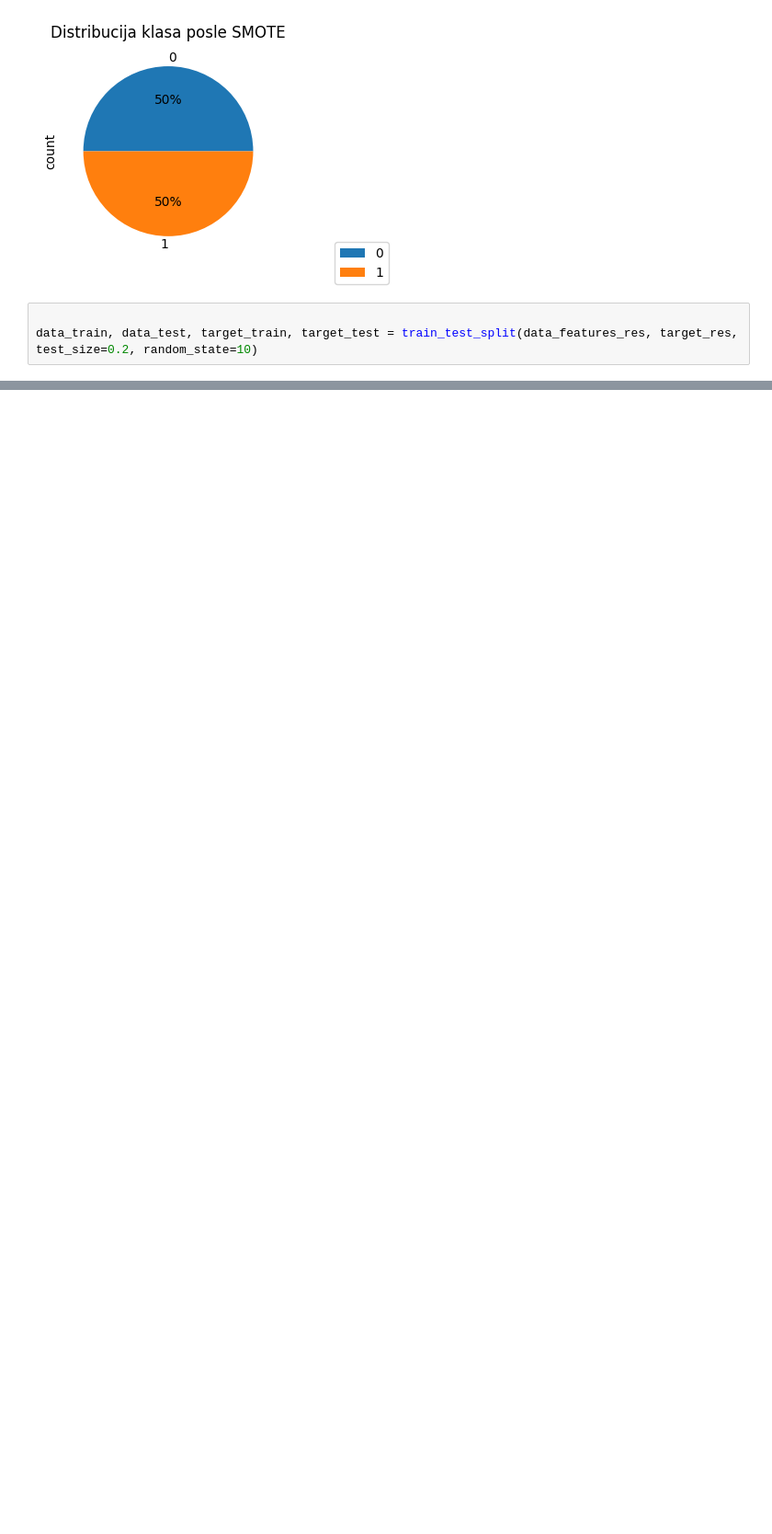
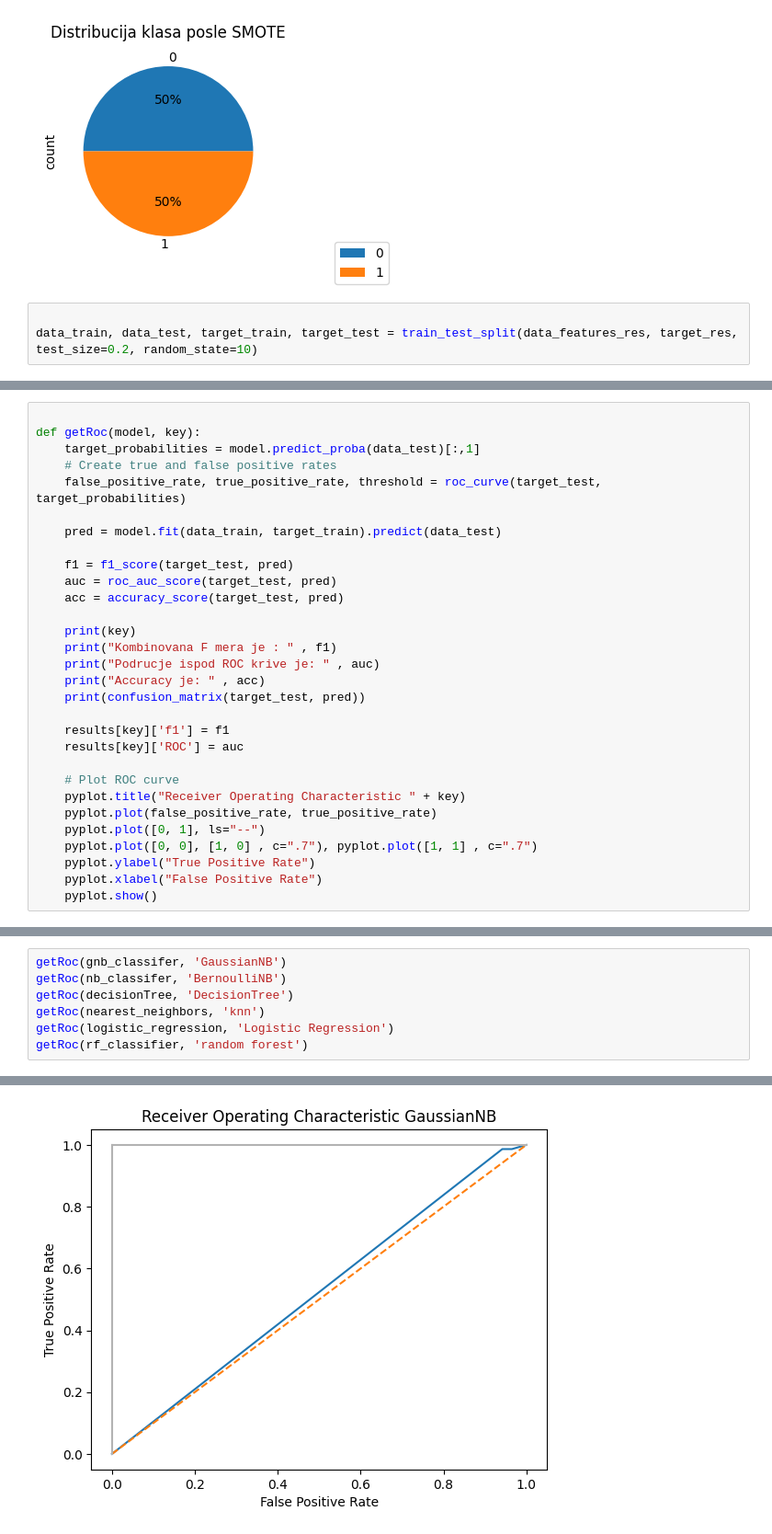
Before and after one commit to milicaj00/ML-P1-Classification, a Jupyter notebook: proba.ipynb, the cells around one changed output, grey strips where cells are left out. Shown at 92% size. Saved outputs shown, nothing was run; the diff lists cells and outputs as text; blank space fills up the shorter version.

```diff
--- a/proba.ipynb
+++ b/proba.ipynb
@@ -548,0 +587,30 @@ pd.DataFrame.from_dict(results)
+# %%
+
+def getRoc(model, key):
+    target_probabilities = model.predict_proba(data_test)[:,1]
+    # Create true and false positive rates
+    false_positive_rate, true_positive_rate, threshold = roc_curve(target_test, target_probabilities)
+
+    pred = model.fit(data_train, target_train).predict(data_test)
+
+    f1 = f1_score(target_test, pred)
+    auc = roc_auc_score(target_test, pred)
+    acc = accuracy_score(target_test, pred)
+
+    print(key)
+    print("Kombinovana F mera je : " , f1)
+    print("Podrucje ispod ROC krive je: " , auc)
+    print("Accuracy je: " , acc)
+    print(confusion_matrix(target_test, pred))
+
+    results[key]['f1'] = f1
+    results[key]['ROC'] = auc
+
+    # Plot ROC curve
+    pyplot.title("Receiver Operating Characteristic " + key)
+    pyplot.plot(false_positive_rate, true_positive_rate)
+    pyplot.plot([0, 1], ls="--")
+    pyplot.plot([0, 0], [1, 0] , c=".7"), pyplot.plot([1, 1] , c=".7")
+    pyplot.ylabel("True Positive Rate")
+    pyplot.xlabel("False Positive Rate")
+    pyplot.show()
@@ -548,0 +652,8 @@ pd.DataFrame.from_dict(results)
+# %%
+getRoc(gnb_classifer, 'GaussianNB')
+getRoc(nb_classifer, 'BernoulliNB')
+getRoc(decisionTree, 'DecisionTree')
+getRoc(nearest_neighbors, 'knn')
+getRoc(logistic_regression, 'Logistic Regression')
+getRoc(rf_classifier, 'random forest')
+# %% [output]
@@ -548,0 +666 @@ pd.DataFrame.from_dict(results)
+[figure, added]
```
Also changed, not shown: parts of 29 cells of this notebook.
